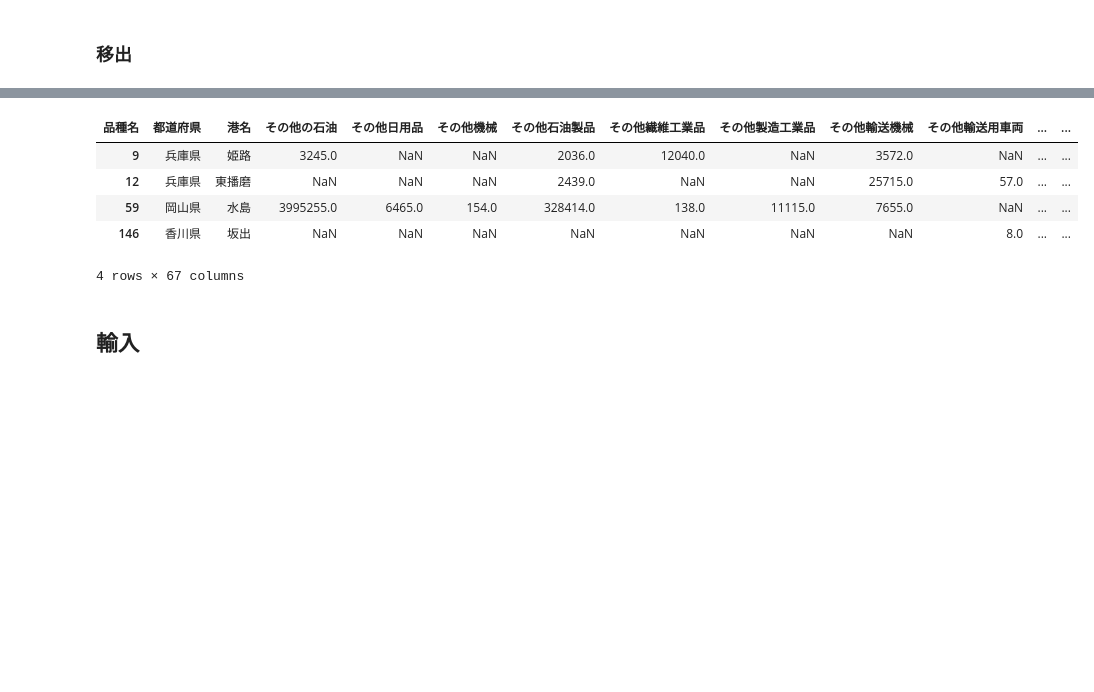
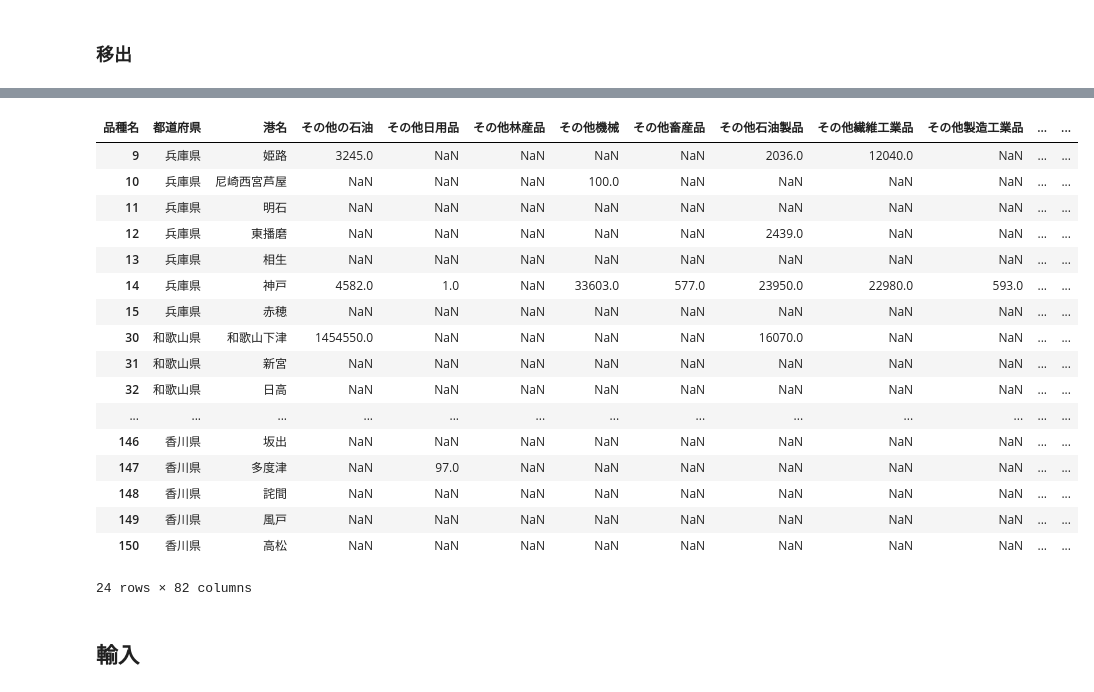
Before and after one commit to dicechick373/google-colab, a Jupyter notebook: 2022_kouwan/港湾統計（全国）.ipynb, the cells around one changed output, grey strips where cells are left out. Drawn from its saved outputs; the diff is of its cells as text; code cells hidden in the pictures; blank space fills up the shorter version.

```diff
--- a/2022_kouwan/港湾統計（全国）.ipynb
+++ b/2022_kouwan/港湾統計（全国）.ipynb
@@ -90,7 +90,7 @@ params_cargo = [
 import pandas as pd
 import numpy as np
 
-def port_kind(time, url, prefecture=None, port=None):
+def port_kind(time, url, prefecture=None, port=None, kind=None):
 
   # EXCELをインポート
   df = get_excel(url)
@@ -100,12 +100,16 @@ def port_kind(time, url, prefecture=None, port=None):
 
   # 都道府県指定がある場合
   if prefecture is not None:
-    df = df[df['都道府県'] == prefecture]
+    df = df[df['都道府県'].isin(prefecture)]
 
   # 港湾指定がある場合
   if port is not None:
     df = df[df['港名'].isin(port)]
 
+  # 品種指定がある場合
+  if kind is not None:
+    df = df[['都道府県','港名',] + kind]
+
   # 欠損列を削除
   df = df.dropna(how='all', axis=1)
 
@@ -193,27 +228,43 @@ df
 # %%
 # 年次・URLを指定
 time = '2020年'
 url = 'https://www.mlit.go.jp/k-toukei/content/001448039.xlsx'
 
+# 抽出する都道府県を指定　全都道府県の場合はNone
+prefecture = ['兵庫県', '大阪府', '和歌山県', '岡山県','香川県']
+
 # 抽出する港名を指定　全港湾の場合はNone
-port =['姫路','東播磨','水島','坂出']
+# port =['姫路','東播磨','水島','坂出']
+port = None
 
-df = port_kind(time,url,port=port)
+df = port_kind(time, url, prefecture, port)
 
 # csvに保存
 fileName = f'港別✕品種別の移出量【{time}】.csv'
 download_csv(df, fileName)
 
 df
 # %% [output]
 [interactive output not drawn]
 [interactive output not drawn]
-| 品種名 | 都道府県 | 港名 | その他の石油 | その他日用品 | その他機械 | その他石油製品 | その他繊維工業品 | その他製造工業品 | その他輸送機械 | その他輸送用車両 | ... | ... |
-| 9 | 兵庫県 | 姫路 | 3245.0 | NaN | NaN | 2036.0 | 12040.0 | NaN | 3572.0 | NaN | ... | ... |
-| 12 | 兵庫県 | 東播磨 | NaN | NaN | NaN | 2439.0 | NaN | NaN | 25715.0 | 57.0 | ... | ... |
-| 59 | 岡山県 | 水島 | 3995255.0 | 6465.0 | 154.0 | 328414.0 | 138.0 | 11115.0 | 7655.0 | NaN | ... | ... |
-| 146 | 香川県 | 坂出 | NaN | NaN | NaN | NaN | NaN | NaN | NaN | 8.0 | ... | ... |
+| 品種名 | 都道府県 | 港名 | その他の石油 | その他日用品 | その他林産品 | その他機械 | その他畜産品 | その他石油製品 | その他繊維工業品 | その他製造工業品 | ... | ... |
+| 9 | 兵庫県 | 姫路 | 3245.0 | NaN | NaN | NaN | NaN | 2036.0 | 12040.0 | NaN | ... | ... |
+| 10 | 兵庫県 | 尼崎西宮芦屋 | NaN | NaN | NaN | 100.0 | NaN | NaN | NaN | NaN | ... | ... |
+| 11 | 兵庫県 | 明石 | NaN | NaN | NaN | NaN | NaN | NaN | NaN | NaN | ... | ... |
+| 12 | 兵庫県 | 東播磨 | NaN | NaN | NaN | NaN | NaN | 2439.0 | NaN | NaN | ... | ... |
+| 13 | 兵庫県 | 相生 | NaN | NaN | NaN | NaN | NaN | NaN | NaN | NaN | ... | ... |
+| 14 | 兵庫県 | 神戸 | 4582.0 | 1.0 | NaN | 33603.0 | 577.0 | 23950.0 | 22980.0 | 593.0 | ... | ... |
+| 15 | 兵庫県 | 赤穂 | NaN | NaN | NaN | NaN | NaN | NaN | NaN | NaN | ... | ... |
+| 30 | 和歌山県 | 和歌山下津 | 1454550.0 | NaN | NaN | NaN | NaN | 16070.0 | NaN | NaN | ... | ... |
+| 31 | 和歌山県 | 新宮 | NaN | NaN | NaN | NaN | NaN | NaN | NaN | NaN | ... | ... |
+| 32 | 和歌山県 | 日高 | NaN | NaN | NaN | NaN | NaN | NaN | NaN | NaN | ... | ... |
+| ... | ... | ... | ... | ... | ... | ... | ... | ... | ... | ... | ... | ... |
+| 146 | 香川県 | 坂出 | NaN | NaN | NaN | NaN | NaN | NaN | NaN | NaN | ... | ... |
+| 147 | 香川県 | 多度津 | NaN | 97.0 | NaN | NaN | NaN | NaN | NaN | NaN | ... | ... |
+| 148 | 香川県 | 詫間 | NaN | NaN | NaN | NaN | NaN | NaN | NaN | NaN | ... | ... |
+| 149 | 香川県 | 風戸 | NaN | NaN | NaN | NaN | NaN | NaN | NaN | NaN | ... | ... |
+| 150 | 香川県 | 高松 | NaN | NaN | NaN | NaN | NaN | NaN | NaN | NaN | ... | ... |
-4 rows × 67 columns
+24 rows × 82 columns
 # %% [markdown]
 ## 輸入
 # %% [markdown]
```
Also changed, not shown: parts of 3 cells of this notebook.
